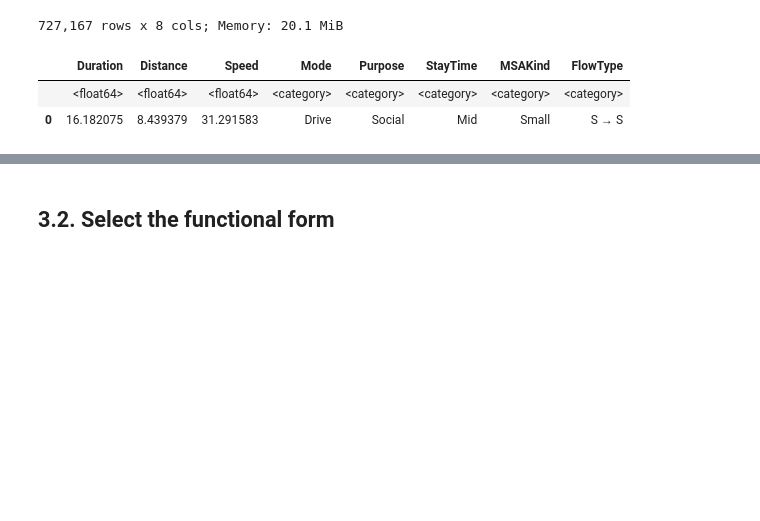
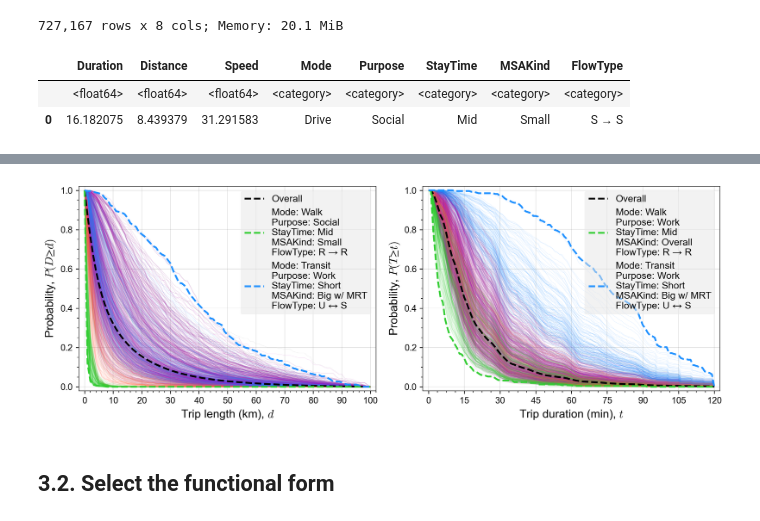
Before and after one commit to rvanxer/impedance, a Jupyter notebook: code/fit_curves.ipynb, the cells around one changed output, grey strips where cells are left out. Cells and saved outputs as stored; diff of their text form; code cells hidden in the pictures; blank space fills up the shorter version.

```diff
--- a/code/fit_curves.ipynb
+++ b/code/fit_curves.ipynb
@@ -61,19 +17,0 @@ x = plot_distr_box(dpi=300); x # t=0:07
-# %%
-def plot_corr_final_vars(trips=trips, factors=sel_factors, size=(7.5, 6), dpi=150, cmap='RdBu_r'):
-    X = pd.get_dummies(trips[factors.keys()], prefix_sep='__')
-    corr = X.corr()
-    np.fill_diagonal(corr.values, np.nan)
-    ax = pplot(size=size, dpi=dpi, xminor=0, yminor=0, gridcolor='#ffff')
-    labels = [x.split('__')[1] for x in X.columns]
-    ax = sns.heatmap(corr, ax=ax, cmap=cmap, vmin=-1, vmax=1,
-                     xticklabels=labels, yticklabels=labels,
-                     cbar=True, cbar_kws=D(shrink=0.6, label='Correlation'),
-                     annot=True, fmt='.2f', annot_kws=D(fontsize=6))
-    cols = Pdf(D(col=X.columns))
-    cols['feat'] = cols.col.str.split('__').str[0]
-    cols['idx'] = (cols.feat.astype(CAT).cat.codes.diff() != 0)
-    for x in list(cols.idx[cols.idx].index) + [len(cols)]:
-        ax.axvline(x, color='k', lw=1)
-        ax.axhline(x, color='k', lw=1)
-
-x = plot_corr_final_vars(); x
@@ -141,3 +60,37 @@ combs = plot_distr_final_vars(dpi=250).disp()
+# %%
+def fig_imped_curves(hists=hists, targets=(
+        ('Distance', 10, 'd', 'Trip length (km)'),
+        ('Duration', 15, 't', 'Trip duration (min)')),
+                     pad=0.02, size=(11, 4), dpi=150, cmap='Set2'):
+    factors = list(hists.select_dtypes(CAT).columns)[1:]
+    mode_colors = D(Drive='m', Transit='dodgerblue', Walk='limegreen', Bike='tomato')
+    _, axes = plt.subplots(1, 2, figsize=size, dpi=dpi)
+    for i, (target, gap, s, label) in enumerate(targets):
+        df = hists.query(f'Target=="{target}"')
+        xmin, xmax, rng = df.x.min(), df.x.max(), df.x.max() - df.x.min()
+        ax = pplot(axes[i], xlim=(xmin - pad * rng, xmax + pad * rng),
+                   ylim=(0 - pad, 1 + pad), xlab='%s, $%s$' % (label, s),
+                   ylab='Probability, $P(%s≥%s)$' % (s.upper(), s))
+        for comb, d in df.groupby(factors):
+            comb = D(zip(factors, comb))
+            color = mode_colors.get(comb['Mode'], 'grey')
+            ax.plot(d.x, d.y, lw=0.5, alpha=0.1, color=color)
+        d = df.query(' & '.join([f'{x}=="Overall"' for x in factors]))
+        ax.plot(d.x, d.y, lw=2, color='k', label='Overall', ls='--')
+        idx = df.groupby(factors)['y'].mean().dropna().sort_values().index
+        for j in [1, -1]:
+            comb = D(zip(factors, idx[j]))
+            d = df.query(' & '.join([f'{k}=="{v}"' for k, v in comb.items()]))
+            label = '\n'.join([f'{k}: {v}' for k, v in comb.items()])
+            color = mode_colors.get(comb['Mode'], 'k')
+            ax.plot(d.x, d.y, lw=2, color=color, label=label, ls='--')
+        ax.legend()
+        ax.set_xticks(np.arange(xmin, xmax + 1e-5, gap))
+    plt.tight_layout()
+
+x = fig_imped_curves(dpi=250); x # t=0:12
+# %% [output]
+[figure, added]
 # %% [markdown]
 ## 3.2. Select the functional form
 # %%
```
Also changed, not shown: parts of 33 cells of this notebook, 10 other files.
